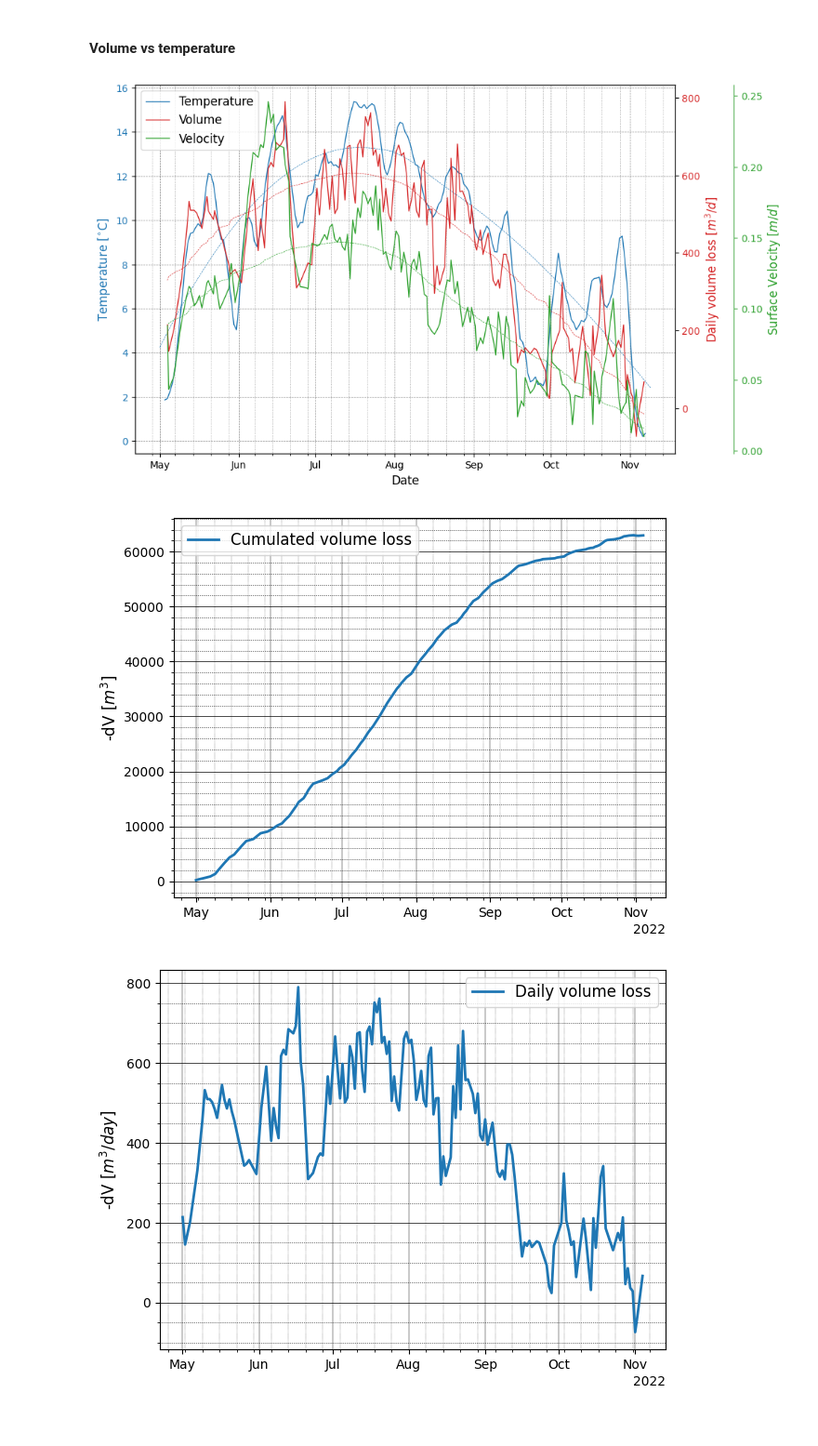
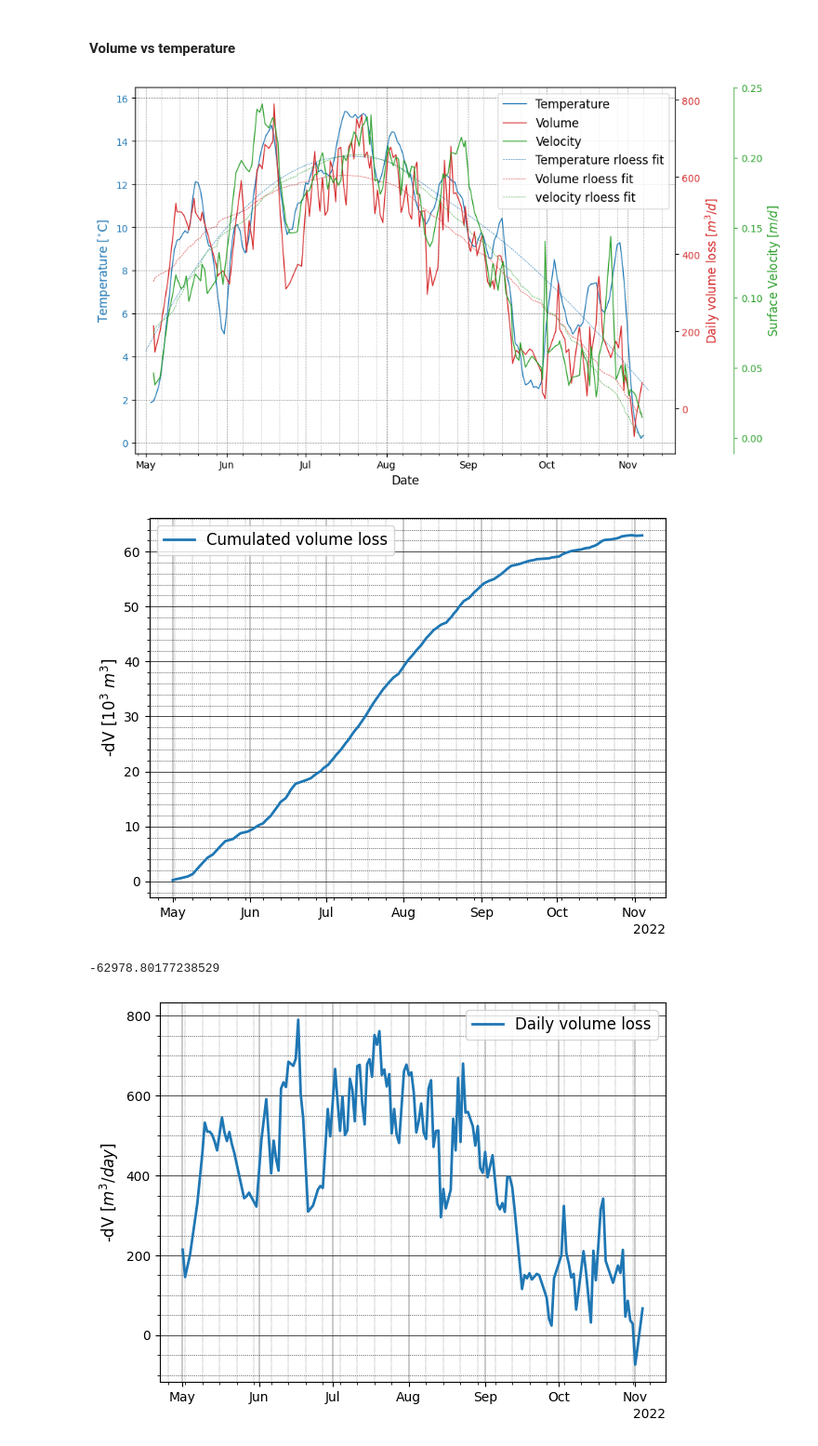
Before and after one commit to franioli/icepy4d, a Jupyter notebook: scripts/pcd_postprocessing/volumes_temp_vel_plots.ipynb, the cells around one changed output. Shown: that part at 93% size. Cells and saved outputs as stored; diff of their text form; code cells hidden in the pictures.

```diff
--- a/scripts/pcd_postprocessing/volumes_temp_vel_plots.ipynb
+++ b/scripts/pcd_postprocessing/volumes_temp_vel_plots.ipynb
@@ -31,15 +31,15 @@ par2 = host.twinx()
 
 # Plot temperature in host subplot
 p1, = host.plot(temp_df["day_plot"], temp_df["Tavg_5d"], label="Temperature", linewidth=1, linestyle = 'solid', color="tab:blue")
-p4 = host.plot(temp_df["day_plot"], temp_df["Tavg_5d_rloess"], label="Temperature trend", linewidth=0.5, linestyle = 'dashed', color="tab:blue")
+p4, = host.plot(temp_df["day_plot"], temp_df["Tavg_5d_rloess"], label="Temperature rloess fit", linewidth=0.5, linestyle = 'dashed', color="tab:blue")
 
 # Plot volume loss
 p2, = par1.plot(vol_df["day_plot"], -vol_df["volume_daily_normalized"], label="Volume", linewidth=1, linestyle = 'solid', color="tab:red")
-p5 =  par1.plot(vol_df["day_plot"], -vol_df["volume_daily_norm_rloess"], label="Volume trend", linewidth=0.5, linestyle = 'dashed', color="tab:red")
+p5, =  par1.plot(vol_df["day_plot"], -vol_df["volume_daily_norm_rloess"], label="Volume rloess fit", linewidth=0.5, linestyle = 'dashed', color="tab:red")
 
 # Plot surface velocity
 p3, = par2.plot(vol_df["day_plot"], surfvel_df["V"], label="Velocity", linewidth=1, linestyle = 'solid',color="tab:green")
-p6 = par2.plot(vol_df["day_plot"], surfvel_df["Vsmooth"], label="velocity trend", linewidth=0.5, linestyle = 'dashed',color="tab:green")
+p6, = par2.plot(vol_df["day_plot"], surfvel_df["Vsmooth"], label="velocity rloess fit", linewidth=0.5, linestyle = 'dashed',color="tab:green")
 
 
 # Set x and y labels
@@ -57,41 +57,44 @@ par2.set_ylabel("Surface Velocity [$m/d$]", fontsize=12, color="tab:green")
 # Set x-axis date format
 dateFmt = DateFormatter('%b')
 host.xaxis.set_major_formatter(dateFmt)
 
 # Set grid lines
 host.grid(which="both", linestyle="--", alpha=0.5)
 host.grid(which="major", axis="y", linewidth=0.5, color="black")
 host.grid(which="major", axis="x", linewidth=0.5, color="black")
 host.xaxis.set_minor_locator(DayLocator(bymonthday=[7, 14, 21, 28], interval=1, tz=None))
 host.grid(which="minor", axis="y", linestyle=":", linewidth=0.5, color="black")
 host.grid(which="minor", axis="x", linestyle=":", linewidth=0.5, color="black")
 
 # Adjust the positioning and scale of the third y-axis
 par2.spines["right"].set_position(("outward", 60))
 par2.spines["right"].set_color("tab:green")
 par2.yaxis.label.set_color("tab:green")
 par2.tick_params(axis="y", colors="tab:green")
 par2.spines["right"].set_visible(True)
 par2.yaxis.label.set_visible(True)
 
 # Update the legend to include the surface velocity plot
-lines = [p1, p2, p3]
+lines = [p1, p2, p3, p4, p5, p6]
 labels = [line.get_label() for line in lines]
-host.legend(lines, labels, loc="upper left", fontsize=12)
+host.legend(lines, labels, loc="upper right", fontsize=12)
 
 # Set colors
+host.set_xlim([pd.to_datetime("2022-04-27"), pd.to_datetime("2022-11-19")])
+host.set_ylim([-0.5, 16.5])
+host.yaxis.label.set_color("tab:blue")
 host.tick_params(axis="y", labelcolor="tab:blue")
+par1.yaxis.label.set_color("tab:red")
 par1.tick_params(axis="y", labelcolor="tab:red")
-host.yaxis.label.set_color("tab:blue")
-par1.yaxis.label.set_color("tab:red")
+# par1.set_ylim([-50, 850])
 par2.yaxis.label.set_color("tab:green")
+par2.tick_params(axis="y", labelcolor="tab:green")
+# par2.set_ylim([-0.0, 0.30])
 
-# Set title
-# plt.title(f"Temperature, Volume Loss, and Surface Velocity (step {TSTEP} days)", fontsize=14)
 plt.tight_layout()
-# fig.savefig(df_out_dir / f"{Path(SURF_VEL_FILE).stem}.png", dpi=300)
+fig.savefig(f"{Path(SURF_VEL_FILE).stem}.png", dpi=300)
 # %% [output]
-[figure, old version]
+[figure, new version]
 # %%
 # Export pandas dataframes to csv
 df_out_dir = "res/surface_velocities"
@@ -155,5 +109,7 @@ plot_correlation(shifted_x, shifted_y, text="after shifting")
 # %%
 # Make plot for Cumulated volumes
+import matplotlib.ticker as mticker
+
 TSTEP = 5
 major_locator = mdates.MonthLocator(interval=1)
 major_formatter = mdates.ConciseDateFormatter(major_locator)
@@ -162,7 +118,6 @@ minor_locator =  mdates.WeekdayLocator(byweekday=0, interval=1)
 fig, ax = plt.subplots()
 fig.set_tight_layout(True)
 p1 = ax.plot(vol_df["date_in"], -vol_df["volume_daily_norm_cumul"], label="Cumulated volume loss", linewidth=2, color="tab:blue")
-ax.set_ylabel("-dV [$m^3$]", fontsize=12)
 ax.grid(True)
 ax.minorticks_on()
 ax.grid(which="major", axis="y", linewidth=0.5, color="black")
@@ -172,6 +127,15 @@ ax.grid(which="minor", axis="x", linestyle=":", linewidth=0.3, color="black")
 ax.xaxis.set_major_locator(major_locator)
 ax.xaxis.set_major_formatter(major_formatter)
 ax.xaxis.set_minor_locator(minor_locator)
+# ax.set_yticklabels(ax.get_yticks(), rotation = 90)
+
+# Set y-axis ticker formatter to show multiples of 10^3 m³
+def yaxis_formatter(x, pos):
+    return f"{x/1000:.0f}"
+
+ax.yaxis.set_major_formatter(mticker.FuncFormatter(yaxis_formatter))
+ax.set_ylabel("-dV [$10^{3}$ $m^3$]", fontsize=12)
+
 
 # Set legend
 lines = p1
@@ -184,7 +148,11 @@ fig.savefig( icepy_dir / f"res/fig_for_paper/delta_volumi_stereo_cumlated.png",
 
 plt.show()
 # %% [output]
-[figure, old version]
+[figure, new version]
+# %%
+vol_df["volume_daily_norm_cumul"].min()
+# %% [output]
+-62978.80177238529
 # %%
 # Make plot for daily volumes loss
 fig, ax = plt.subplots()
```
Also changed, not shown: parts of 2 cells of this notebook, 9 other files.
